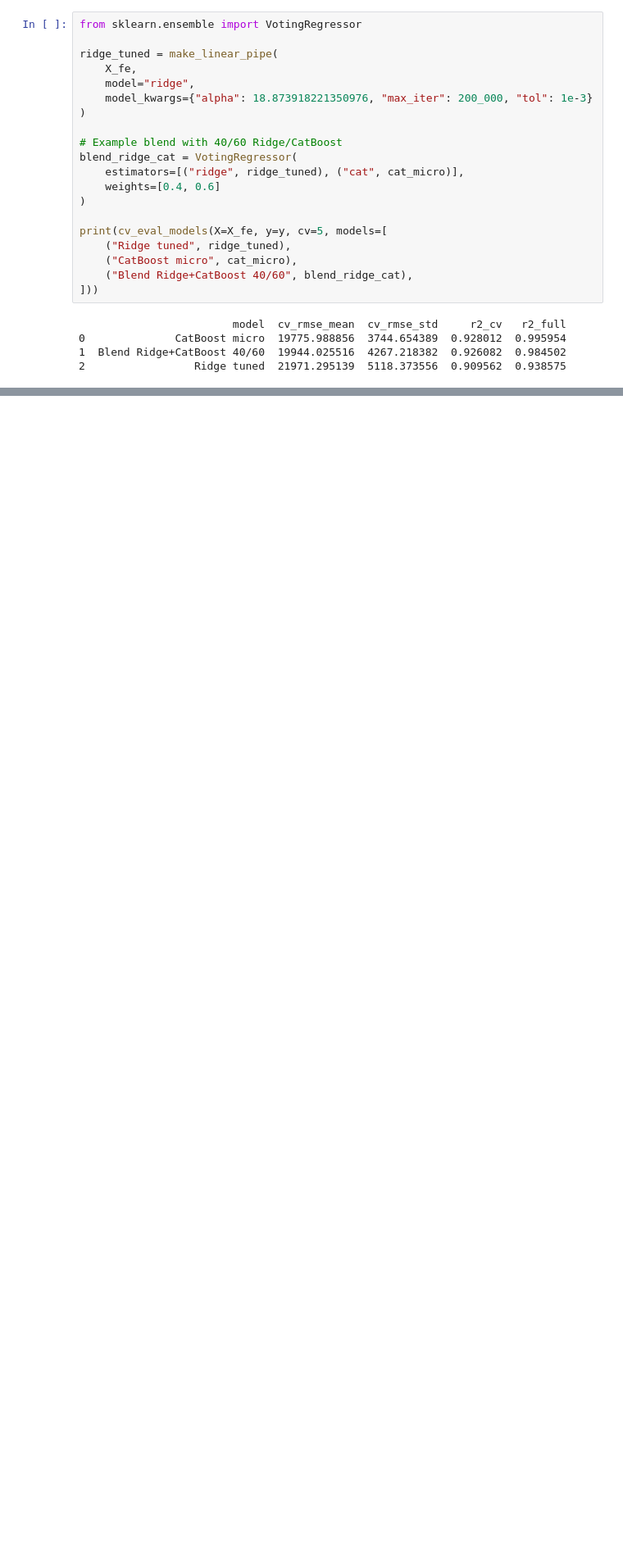
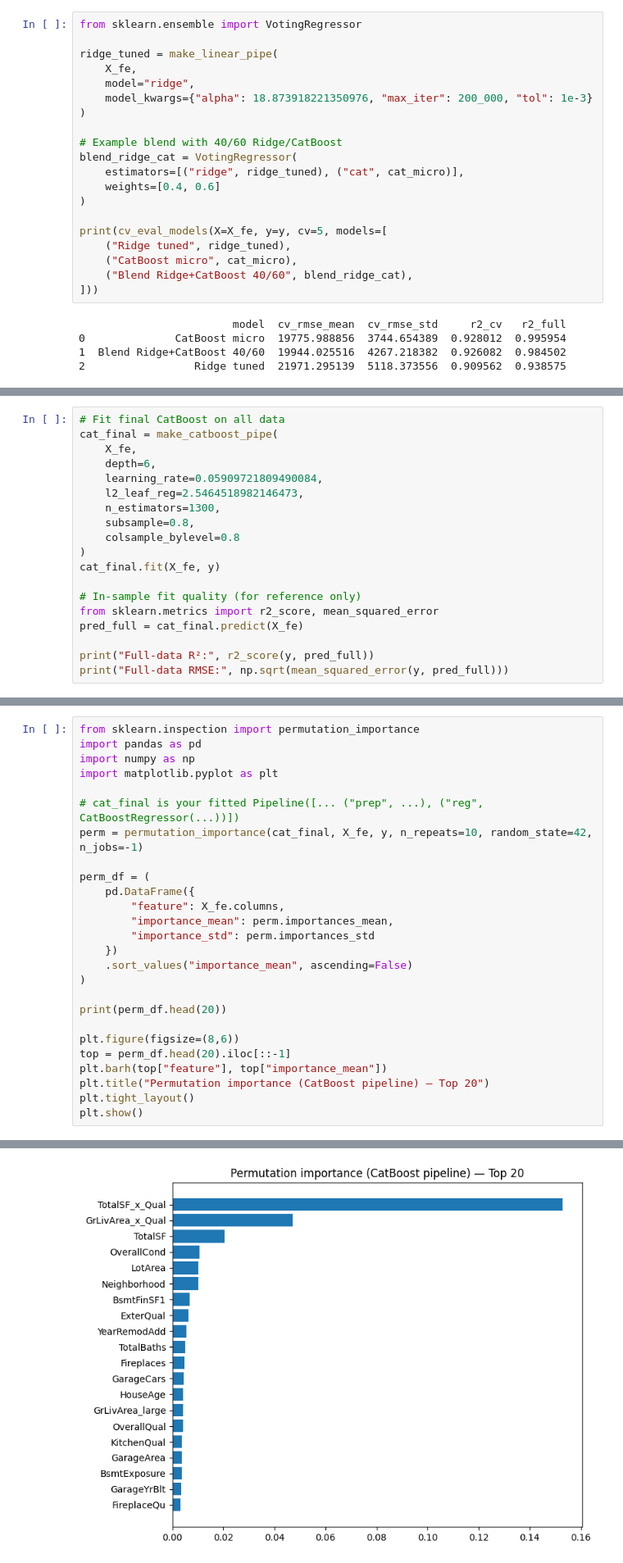
Before and after one commit to asilbert/MLProject, a Jupyter notebook: MLProject_V2.ipynb, the cells around one changed output, grey strips where cells are left out. Shown at 82% size. Saved outputs shown, nothing was run; the diff lists cells and outputs as text; blank space fills up the shorter version.

```diff
--- a/MLProject_V2.ipynb
+++ b/MLProject_V2.ipynb
@@ -1757,0 +1589,19 @@ Top (with full-data metrics):
+# %%
+# Fit final CatBoost on all data
+cat_final = make_catboost_pipe(
+    X_fe,
+    depth=6,
+    learning_rate=0.05909721809490084,
+    l2_leaf_reg=2.5464518982146473,
+    n_estimators=1300,
+    subsample=0.8,
+    colsample_bylevel=0.8
+)
+cat_final.fit(X_fe, y)
+
+# In-sample fit quality (for reference only)
+from sklearn.metrics import r2_score, mean_squared_error
+pred_full = cat_final.predict(X_fe)
+
+print("Full-data R²:", r2_score(y, pred_full))
+print("Full-data RMSE:", np.sqrt(mean_squared_error(y, pred_full)))
@@ -1757,0 +1652,27 @@ Top (with full-data metrics):
+# %%
+from sklearn.inspection import permutation_importance
+import pandas as pd
+import numpy as np
+import matplotlib.pyplot as plt
+
+# cat_final is your fitted Pipeline([... ("prep", ...), ("reg", CatBoostRegressor(...))])
+perm = permutation_importance(cat_final, X_fe, y, n_repeats=10, random_state=42, n_jobs=-1)
+
+perm_df = (
+    pd.DataFrame({
+        "feature": X_fe.columns,
+        "importance_mean": perm.importances_mean,
+        "importance_std": perm.importances_std
+    })
+    .sort_values("importance_mean", ascending=False)
+)
+
+print(perm_df.head(20))
+
+plt.figure(figsize=(8,6))
+top = perm_df.head(20).iloc[::-1]
+plt.barh(top["feature"], top["importance_mean"])
+plt.title("Permutation importance (CatBoost pipeline) — Top 20")
+plt.tight_layout()
+plt.show()
+# %% [output]
@@ -1757,0 +1696 @@ Top (with full-data metrics):
+[figure, added]
```
Also changed, not shown: parts of 9 cells of this notebook, 3 other files.
